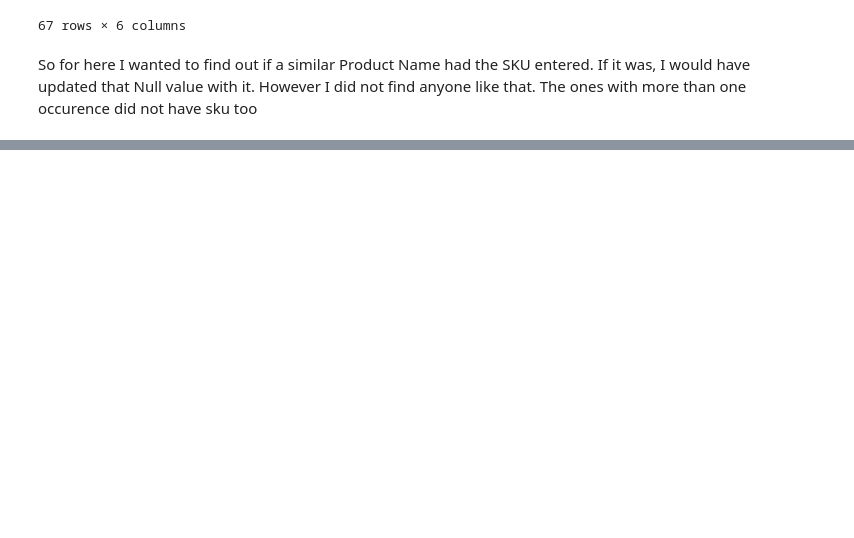
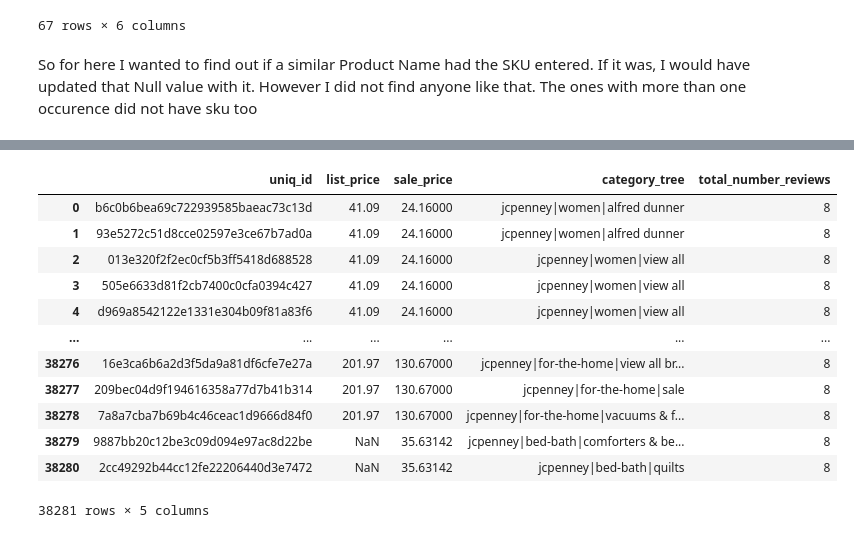
Before and after one commit to RedeemerNtumy/JCPennyConsultancyProject, a Jupyter notebook: 3549063_BD2.ipynb, the cells around one changed output, grey strips where cells are left out. Cells and saved outputs as stored; diff of their text form; code cells hidden in the pictures; blank space fills up the shorter version.

```diff
--- a/3549063_BD2.ipynb
+++ b/3549063_BD2.ipynb
@@ -247,0 +379,16 @@ display(duplicate_name_missing_sku_rows)
+# %%
+df_json_extracted
+# %% [output]
+|  | uniq_id | list_price | sale_price | category_tree | total_number_reviews |
+| 0 | b6c0b6bea69c722939585baeac73c13d | 41.09 | 24.16000 | jcpenney|women|alfred dunner | 8 |
+| 1 | 93e5272c51d8cce02597e3ce67b7ad0a | 41.09 | 24.16000 | jcpenney|women|alfred dunner | 8 |
+| 2 | 013e320f2f2ec0cf5b3ff5418d688528 | 41.09 | 24.16000 | jcpenney|women|view all | 8 |
+| 3 | 505e6633d81f2cb7400c0cfa0394c427 | 41.09 | 24.16000 | jcpenney|women|view all | 8 |
+| 4 | d969a8542122e1331e304b09f81a83f6 | 41.09 | 24.16000 | jcpenney|women|view all | 8 |
+| ... | ... | ... | ... | ... | ... |
+| 38276 | 16e3ca6b6a2d3f5da9a81df6cfe7e27a | 201.97 | 130.67000 | jcpenney|for-the-home|view all br... | 8 |
+| 38277 | 209bec04d9f194616358a77d7b41b314 | 201.97 | 130.67000 | jcpenney|for-the-home|sale | 8 |
+| 38278 | 7a8a7cba7b69b4c46ceac1d9666d84f0 | 201.97 | 130.67000 | jcpenney|for-the-home|vacuums & f... | 8 |
+| 38279 | 9887bb20c12be3c09d094e97ac8d22be | NaN | 35.63142 | jcpenney|bed-bath|comforters & be... | 8 |
+| 38280 | 2cc49292b44cc12fe22206440d3e7472 | NaN | 35.63142 | jcpenney|bed-bath|quilts | 8 |
+38281 rows × 5 columns
```
Also changed, not shown: parts of 19 cells of this notebook.
